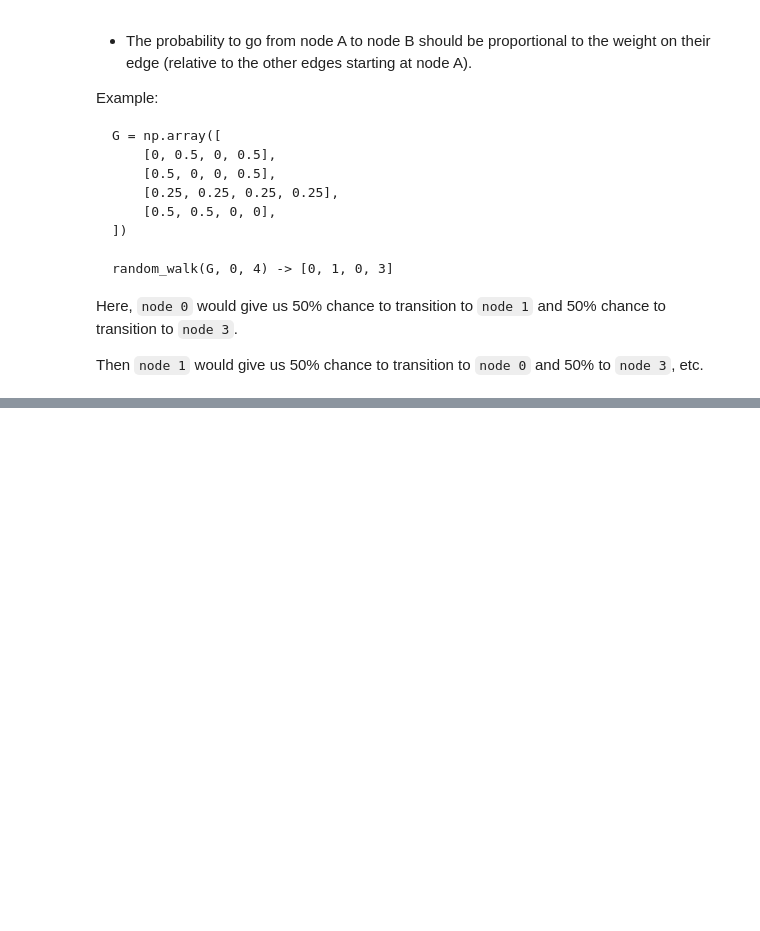
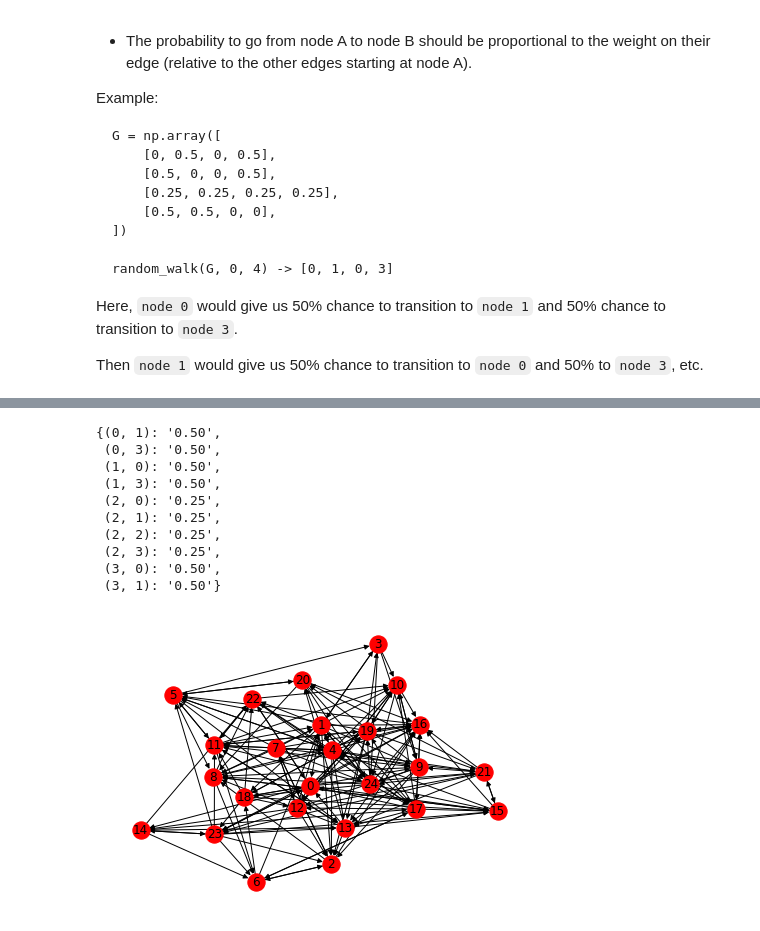
Before and after one commit to cb-ds-1/m1-11-networks, a Jupyter notebook: Workshop Graphs.ipynb, the cells around one changed output, grey strips where cells are left out. Drawn from its saved outputs; the diff is of its cells as text; code cells hidden in the pictures; blank space fills up the shorter version.

```diff
--- a/Workshop Graphs.ipynb
+++ b/Workshop Graphs.ipynb
@@ -182,3 +253,42 @@ Then `node 1` would give us 50% chance to transition to `node 0` and 50% to `nod
+# %%
+import numpy as np
+
+G = nx.binomial_graph(25, 0.3, directed=True)
+nx.draw(G, with_labels=True, node_color='red')
+
+states = [0, 1, 2, 3]
+Q = np.array([
+    [0, 0.5, 0, 0.5],
+    [0.5, 0, 0, 0.5],
+    [0.25, 0.25, 0.25, 0.25],
+    [0.5, 0.5, 0, 0],
+])
+
+labels={}
+edge_labels={}
+for i, origin_state in enumerate(states):
+    for j, destination_state in enumerate(states):
+        rate = Q[i][j]
+        if rate > 0:
+            G.add_edge(origin_state,
+                       destination_state,
+                       weight=rate,
+                       label="{:.02f}".format(rate))
+            edge_labels[(origin_state, destination_state)] = label="{:.02f}".format(rate)
+
+edge_labels
+# %% [output]
+{(0, 1): '0.50',
+ (0, 3): '0.50',
+ (1, 0): '0.50',
+ (1, 3): '0.50',
+ (2, 0): '0.25',
+ (2, 1): '0.25',
+ (2, 2): '0.25',
+ (2, 3): '0.25',
+ (3, 0): '0.50',
+ (3, 1): '0.50'}
+[figure, added]
 # %% [markdown]
 
 # (stretch) Exercise 3: Dijkstra's Shortest Path Algorithm
```
Also changed, not shown: parts of 5 cells of this notebook.
